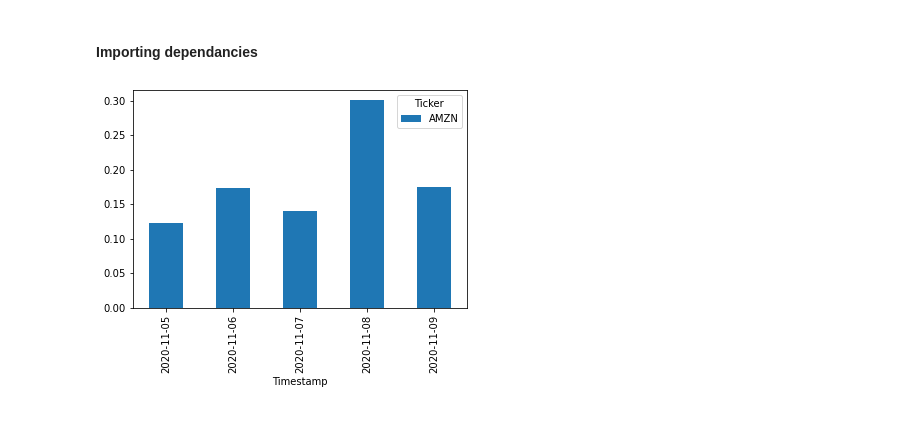
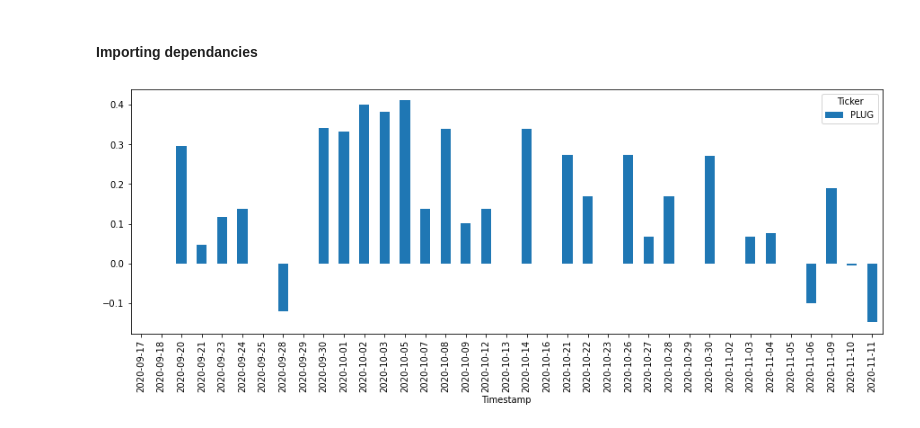
Before and after one commit to mohiteprathamesh1996/Investment-and-Portfolio-Analysis-of-Stocks, a Jupyter notebook: Sentiment Analysis of Stocks from Financial News.ipynb, the cells around one changed output. Saved outputs shown, nothing was run; the diff lists cells and outputs as text; code cells hidden in the pictures.

```diff
--- a/Sentiment Analysis of Stocks from Financial News.ipynb
+++ b/Sentiment Analysis of Stocks from Financial News.ipynb
@@ -30,4 +26,8 @@ finviz_url = 'https://finviz.com/quote.ashx?t='
 # %%
+tickers = ['AAPL']
+
+finviz_url = 'https://finviz.com/quote.ashx?t='
+
 def news_table(finviz_url, tickers):
     df = []
 
@@ -61,7 +61,9 @@ def news_table(finviz_url, tickers):
 
     return df.groupby(["Ticker","Timestamp"]).mean().unstack().xs("compound", axis="columns").transpose()
 # %%
-news_table(finviz_url, ["AMZN"]).tail(10).plot(kind="bar")
+plt.rcParams["figure.figsize"] = (15,5)
+
+news_table(finviz_url, ["PLUG"]).plot(kind="bar")
 plt.show()
 # %% [output]
-[figure, old version]
+[figure, new version]
```
Also changed, not shown: parts of 2 cells of this notebook, 6 other files.
